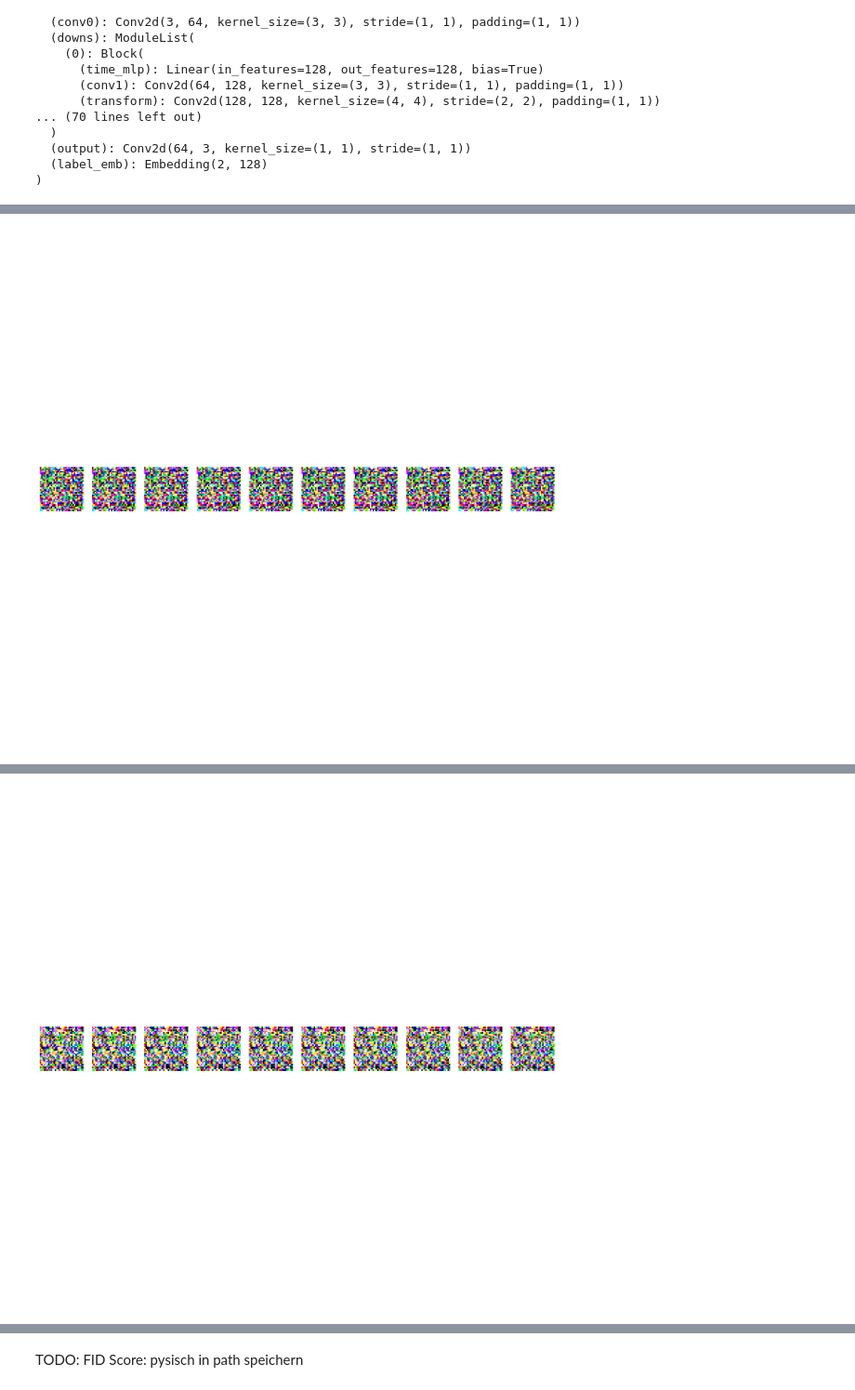
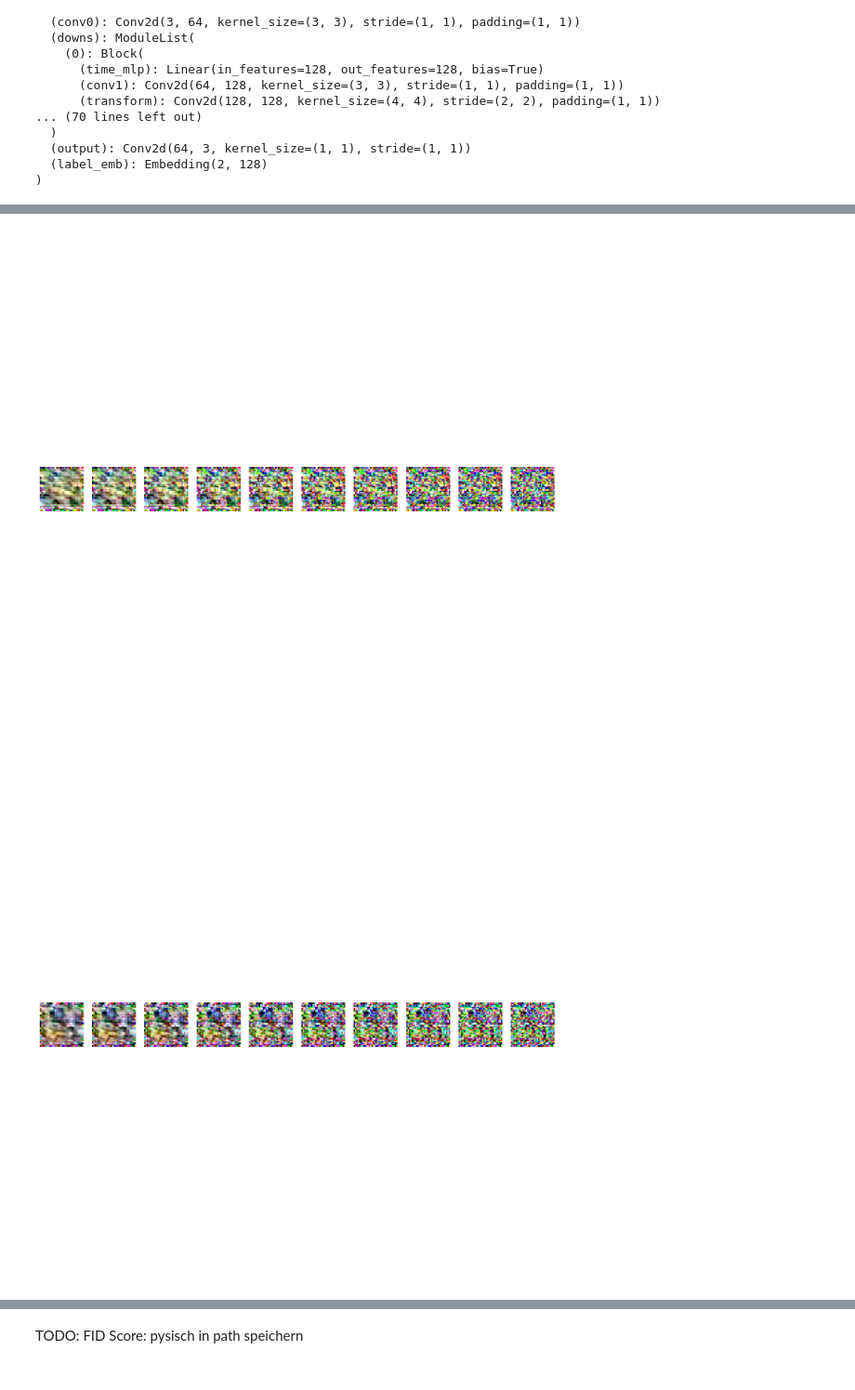
Before and after one commit to FloBaumgartner/cifar10_imgGeneration, a Jupyter notebook: vdl_mc_img-gen_cifar10.ipynb, the cells around one changed output, grey strips where cells are left out. Shown at 93% size. Drawn from its saved outputs; the diff is of its cells as text; code cells hidden in the pictures.

Commit message:
visualisation for sampling images updated. New Params: visualize:bool, default_labels to visualize:list

```diff
--- a/vdl_mc_img-gen_cifar10.ipynb
+++ b/vdl_mc_img-gen_cifar10.ipynb
@@ -425,7 +462,7 @@ for epoch in tqdm(range(epochs)):
 
         if epoch in {10, 100, 1000, 5000, 10000, 15000, 20000, 25000, 29500}:
             with torch.no_grad():
-                x_gen = sample_plot_image(T,terms["sqrt_one_minus_alphas_cumprod"], terms["sqrt_recip_alphas"], betas, model, terms["posterior_variance"])
+                x_gen = sample_plot_image(T,terms["sqrt_one_minus_alphas_cumprod"], terms["sqrt_recip_alphas"], betas, model, terms["posterior_variance"],la)
 
                 wandb.log({
                 "epoch": epoch,
@@ -740,7 +779,7 @@ for epoch in tqdm(range(epochs)):
         loss.backward()
         optimizer.step()
 
-    if epoch % 1 == 0:
+    if epoch % 100 == 0:
         print(f"Epoch {epoch} Loss: {loss.item()}")
 
         if epoch in {1, 10, 50, 70, 90, 100, 200, 290, 300, 500, 800, 900, 990, 1000}:
@@ -759 +798,2 @@ Epoch 1 Loss: 0.9718208312988281
-[figure, old version]
+[figure, new version]
+[figure, new version]
@@ -769 +800,0 @@ Epoch 10 Loss: 0.8266488909721375
-[figure, old version]
```
Also changed, not shown: parts of 15 cells of this notebook.
